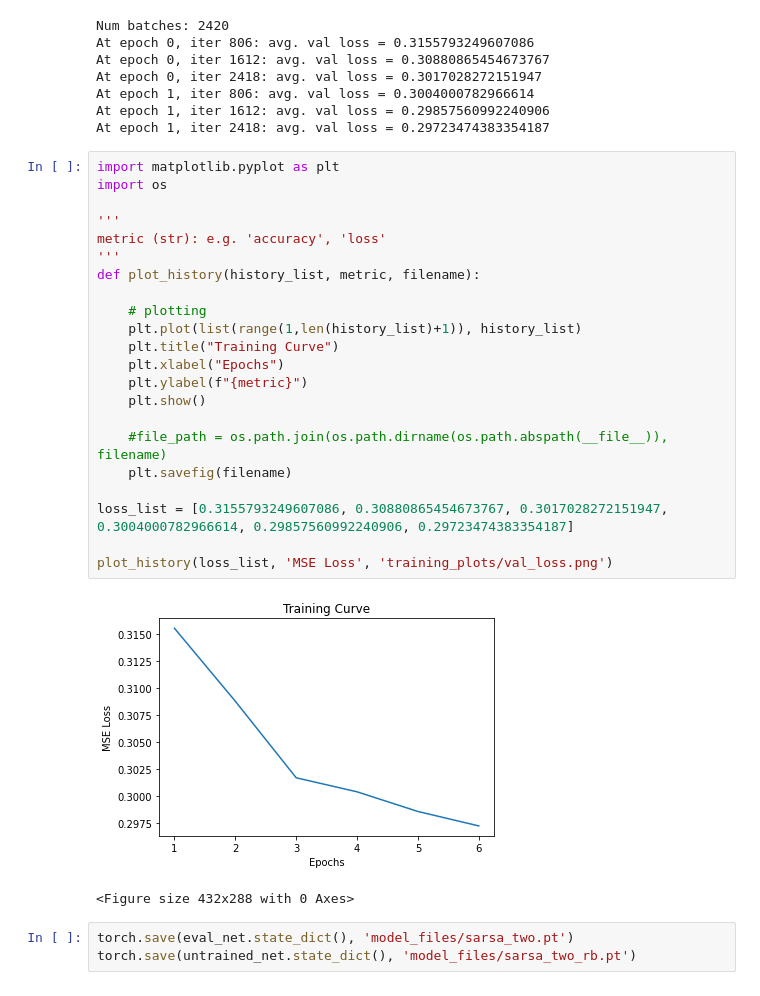
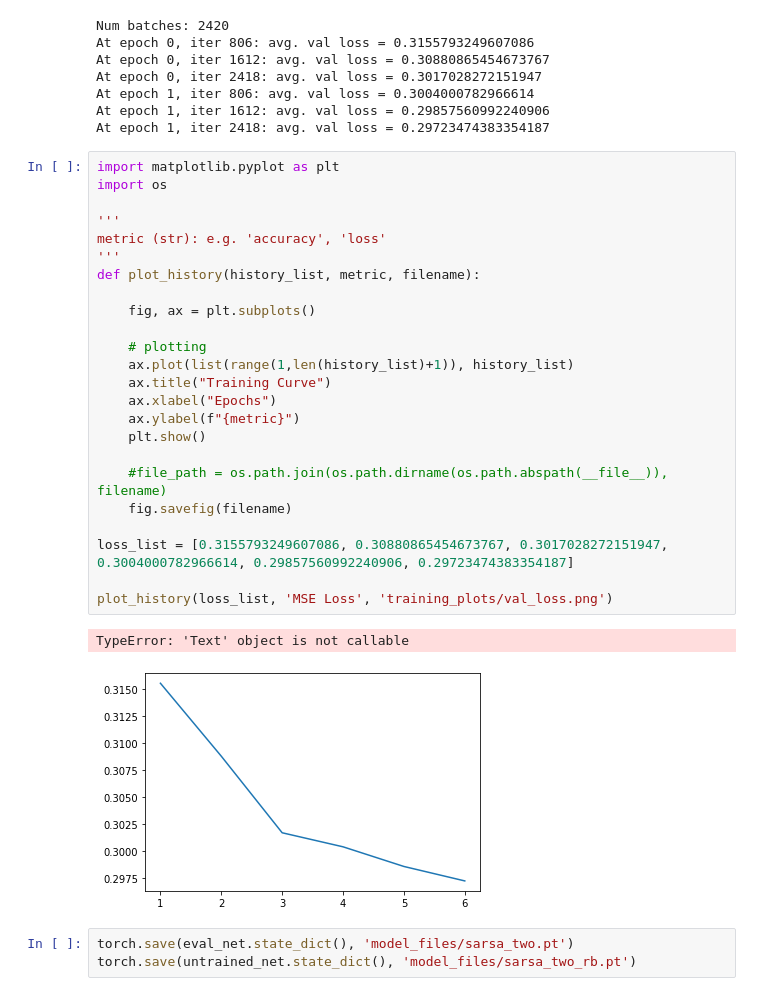
Before and after one commit to scottmaran/big_data_bowl, a Jupyter notebook: qlearning_model.ipynb, the cells around one changed output. Cells and saved outputs as stored; diff of their text form.

Commit message:
fixed val loss plot

```diff
--- a/qlearning_model.ipynb
+++ b/qlearning_model.ipynb
@@ -358,31 +358,33 @@ At epoch 0, iter 2418: avg. val loss = 0.3017028272151947
 At epoch 1, iter 806: avg. val loss = 0.3004000782966614
 At epoch 1, iter 1612: avg. val loss = 0.29857560992240906
 At epoch 1, iter 2418: avg. val loss = 0.29723474383354187
-# %%
-import matplotlib.pyplot as plt
-import os
-
-'''
-metric (str): e.g. 'accuracy', 'loss'
-'''
-def plot_history(history_list, metric, filename):
-
-    # plotting
-    plt.plot(list(range(1,len(history_list)+1)), history_list)
-    plt.title("Training Curve")
-    plt.xlabel("Epochs")
-    plt.ylabel(f"{metric}")
-    plt.show()
-
-    #file_path = os.path.join(os.path.dirname(os.path.abspath(__file__)), filename)
-    plt.savefig(filename)
-
-loss_list = [0.3155793249607086, 0.30880865454673767, 0.3017028272151947, 0.3004000782966614, 0.29857560992240906, 0.29723474383354187]
-
-plot_history(loss_list, 'MSE Loss', 'training_plots/val_loss.png')
-# %% [output]
-[figure, removed]
-<Figure size 432x288 with 0 Axes>
+# %%
+import matplotlib.pyplot as plt
+import os
+
+'''
+metric (str): e.g. 'accuracy', 'loss'
+'''
+def plot_history(history_list, metric, filename):
+
+    fig, ax = plt.subplots()
+
+    # plotting
+    ax.plot(list(range(1,len(history_list)+1)), history_list)
+    ax.title("Training Curve")
+    ax.xlabel("Epochs")
+    ax.ylabel(f"{metric}")
+    plt.show()
+
+    #file_path = os.path.join(os.path.dirname(os.path.abspath(__file__)), filename)
+    fig.savefig(filename)
+
+loss_list = [0.3155793249607086, 0.30880865454673767, 0.3017028272151947, 0.3004000782966614, 0.29857560992240906, 0.29723474383354187]
+
+plot_history(loss_list, 'MSE Loss', 'training_plots/val_loss.png')
+# %% [output]
+TypeError: 'Text' object is not callable
+[figure, added]
 # %%
 torch.save(eval_net.state_dict(), 'model_files/sarsa_two.pt')
 torch.save(untrained_net.state_dict(), 'model_files/sarsa_two_rb.pt')
```
Also changed, not shown: parts of 2 cells of this notebook, 1 other file.
